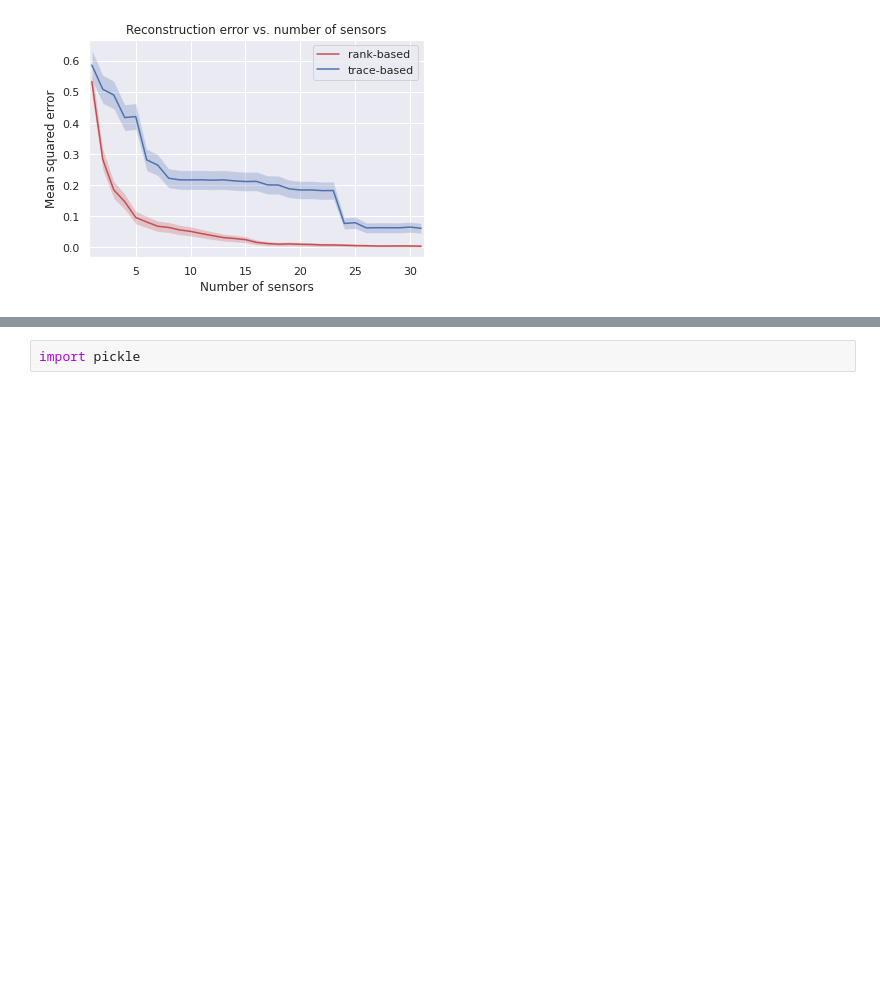
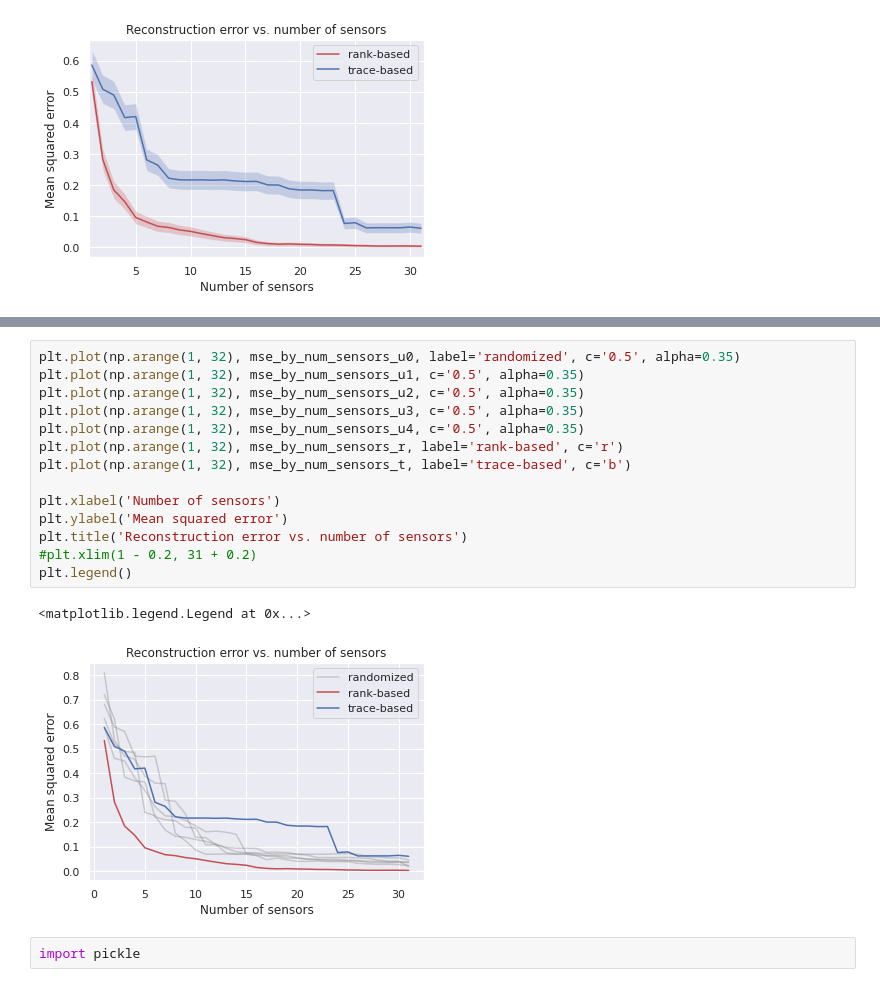
Before and after one commit to kLabUM/sensor-placement, a Jupyter notebook: notebooks/advection_diffusion_reconstruction_analysis_heat_kernel.ipynb, the cells around one changed output, grey strips where cells are left out. Drawn from its saved outputs; the diff is of its cells as text; blank space fills up the shorter version.

```diff
--- a/notebooks/advection_diffusion_reconstruction_analysis_heat_kernel.ipynb
+++ b/notebooks/advection_diffusion_reconstruction_analysis_heat_kernel.ipynb
@@ -358,3 +384,20 @@ plt.legend()
+# %%
+plt.plot(np.arange(1, 32), mse_by_num_sensors_u0, label='randomized', c='0.5', alpha=0.35)
+plt.plot(np.arange(1, 32), mse_by_num_sensors_u1, c='0.5', alpha=0.35)
+plt.plot(np.arange(1, 32), mse_by_num_sensors_u2, c='0.5', alpha=0.35)
+plt.plot(np.arange(1, 32), mse_by_num_sensors_u3, c='0.5', alpha=0.35)
+plt.plot(np.arange(1, 32), mse_by_num_sensors_u4, c='0.5', alpha=0.35)
+plt.plot(np.arange(1, 32), mse_by_num_sensors_r, label='rank-based', c='r')
+plt.plot(np.arange(1, 32), mse_by_num_sensors_t, label='trace-based', c='b')
+
+plt.xlabel('Number of sensors')
+plt.ylabel('Mean squared error')
+plt.title('Reconstruction error vs. number of sensors')
+#plt.xlim(1 - 0.2, 31 + 0.2)
+plt.legend()
+# %% [output]
+<matplotlib.legend.Legend at 0x...>
+[figure, added]
 # %%
 import pickle
 # %%
```
Also changed, not shown: parts of 6 cells of this notebook.
